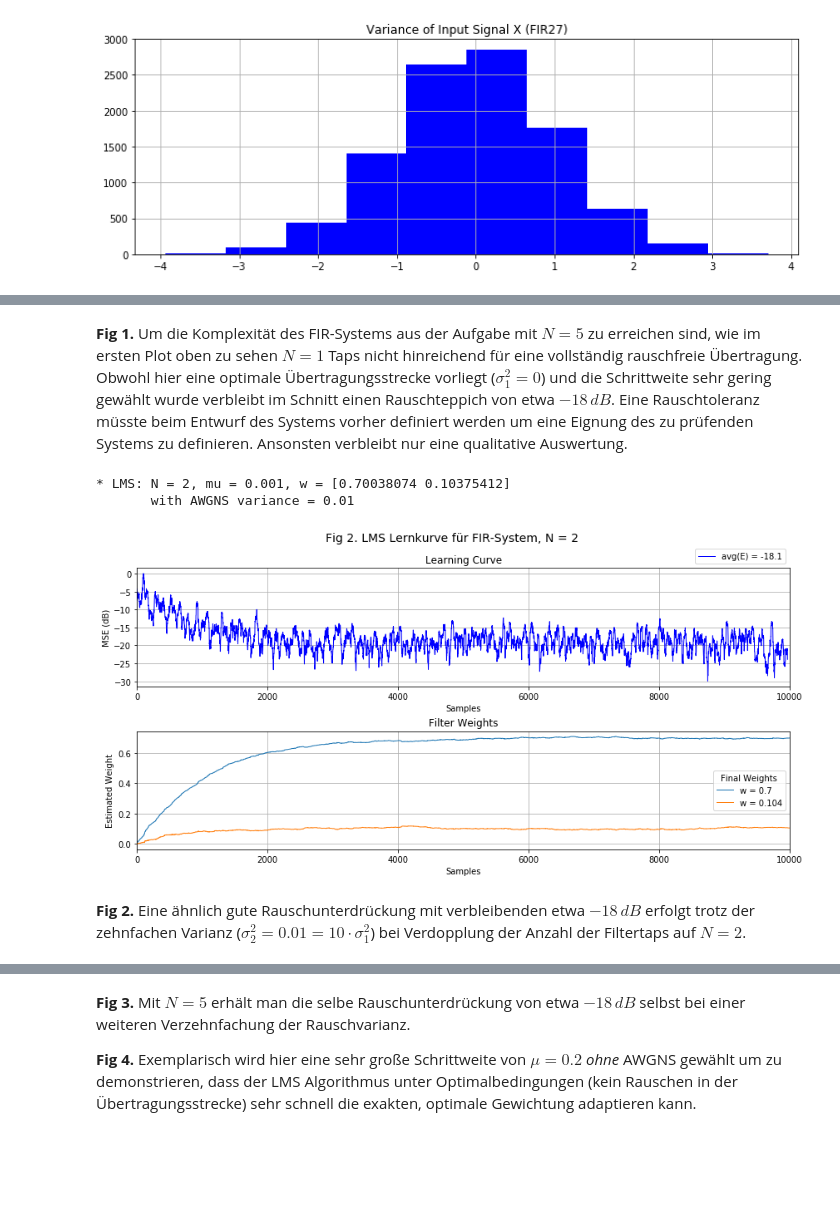
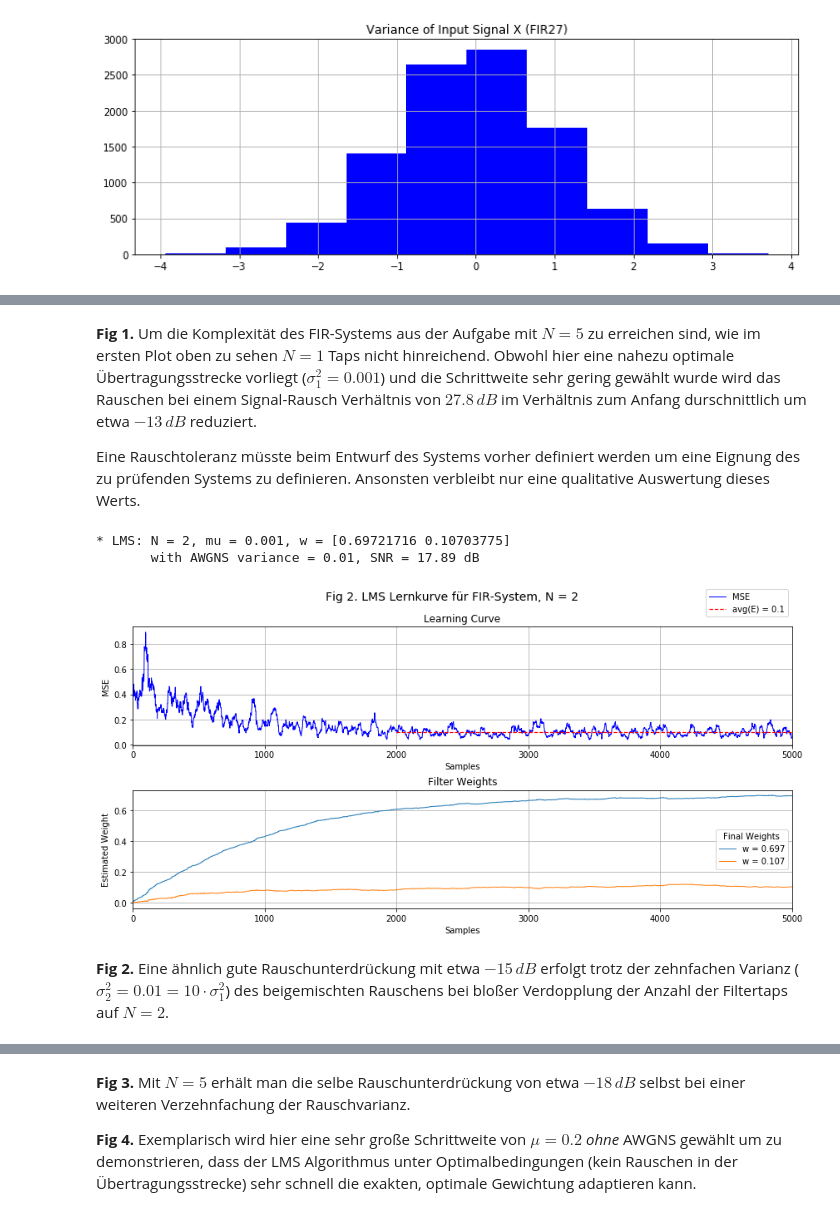
Before and after one commit to xhain/Systemidentifikation, a Jupyter notebook: python/Systemidentifikation.ipynb, the cells around one changed output, grey strips where cells are left out. Cells and saved outputs as stored; diff of their text form; code cells hidden in the pictures; blank space fills up the shorter version.

```diff
--- a/python/Systemidentifikation.ipynb
+++ b/python/Systemidentifikation.ipynb
@@ -72,13 +73,13 @@ Mit dem hinzufügen des AWGNS können wir die Stabilität des Filters gegenüber
 # var = 0.001, 0.1, 1, 10
 
 # Length of displayed plot
-plotLen = 10000
+plotLen = 5000
 FigNum = 0
 
 # N = 1
-N, mu, var = 1, 0.001, 0.001
-HfirDn = ts.addNoise(HfirD, var)
+N, mu, var = 1, 0.01, 0.001
+HfirDn, SNRdB = ts.addNoise(HfirD, var)
 E, W, w, Yd = algo.lmsAlg(N, mu, HfirX, HfirDn, np.zeros(N))
-ts.errorPlot(E, W, plotLen, 'Fig 1. LMS Lernkurve für FIR-System, N = '+str(N), style='log')
-print('       with AWGNS variance = '+str(var))
+ts.errorPlot(E, W, plotLen, 'Fig 1. LMS Lernkurve für FIR-System, N = '+str(N), style='lin')
+print('       with AWGNS variance = '+str(var)+', SNR = '+str(SNRdB)+' dB')
 # %% [output]
@@ -88,18 +89,20 @@ print('       with AWGNS variance = '+str(var))
 # %% [markdown]
-**Fig 1.** Um die Komplexität des FIR-Systems aus der Aufgabe mit $N = 5$ zu erreichen sind, wie im ersten Plot oben zu sehen $N = 1$ Taps nicht hinreichend für eine vollständig rauschfreie Übertragung. Obwohl hier eine optimale Übertragungsstrecke vorliegt ($\sigma_1^2 = 0$) und die Schrittweite sehr gering gewählt wurde verbleibt im Schnitt einen Rauschteppich von etwa $-18 \,dB$. Eine Rauschtoleranz müsste beim Entwurf des Systems vorher definiert werden um eine Eignung des zu prüfenden Systems zu definieren. Ansonsten verbleibt nur eine qualitative Auswertung.
+**Fig 1.** Um die Komplexität des FIR-Systems aus der Aufgabe mit $N = 5$ zu erreichen sind, wie im ersten Plot oben zu sehen $N = 1$ Taps nicht hinreichend. Obwohl hier eine nahezu optimale Übertragungsstrecke vorliegt ($\sigma_1^2 = 0.001$) und die Schrittweite sehr gering gewählt wurde wird das Rauschen bei einem Signal-Rausch Verhältnis von $27.8 \,dB$ im Verhältnis zum Anfang durschnittlich um etwa $-13 \,dB$ reduziert.
+
+Eine Rauschtoleranz müsste beim Entwurf des Systems vorher definiert werden um eine Eignung des zu prüfenden Systems zu definieren. Ansonsten verbleibt nur eine qualitative Auswertung dieses Werts.
 # %%
 # N = 2
 N, mu, var = 2, 0.001, 0.01
-HfirDn = ts.addNoise(HfirD, var)
+HfirDn, SNRdB = ts.addNoise(HfirD, var)
 E, W, w, Yd = algo.lmsAlg(N, mu, HfirX, HfirDn, np.zeros(N))
-ts.errorPlot(E, W, plotLen, 'Fig 2. LMS Lernkurve für FIR-System, N = '+str(N), style='log')
-print('       with AWGNS variance = '+str(var))
+ts.errorPlot(E, W, plotLen, 'Fig 2. LMS Lernkurve für FIR-System, N = '+str(N), style='lin')
+print('       with AWGNS variance = '+str(var)+', SNR = '+str(SNRdB)+' dB')
 # %% [output]
-* LMS: N = 2, mu = 0.001, w = [0.70038074 0.10375412]
-       with AWGNS variance = 0.01
+* LMS: N = 2, mu = 0.001, w = [0.69721716 0.10703775]
+       with AWGNS variance = 0.01, SNR = 17.89 dB
-[figure, old version]
+[figure, new version]
 # %% [markdown]
-**Fig 2.** Eine ähnlich gute Rauschunterdrückung mit verbleibenden etwa $-18 \,dB$ erfolgt trotz der zehnfachen Varianz ($\sigma_2^2 = 0.01 = 10 \cdot \sigma_1^2$) bei Verdopplung der Anzahl der Filtertaps auf $N = 2$.
+**Fig 2.** Eine ähnlich gute Rauschunterdrückung mit etwa $-15 \,dB$ erfolgt trotz der zehnfachen Varianz ($\sigma_2^2 = 0.01 = 10 \cdot \sigma_1^2$) des beigemischten Rauschens bei bloßer Verdopplung der Anzahl der Filtertaps auf $N = 2$.
 # %%
 # N = 5
 N, mu, var = 5, 0.001, 0.1
```
Also changed, not shown: parts of 4 cells of this notebook, 2 other files.
